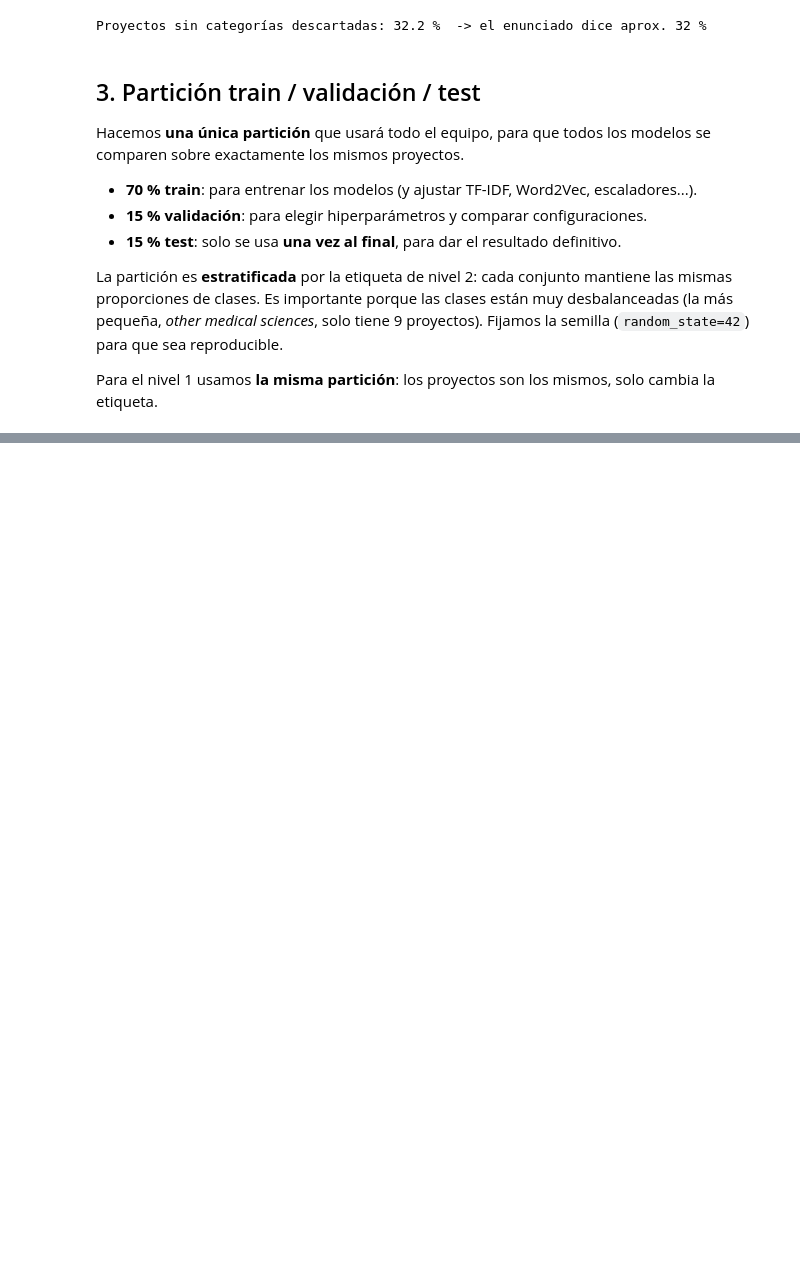
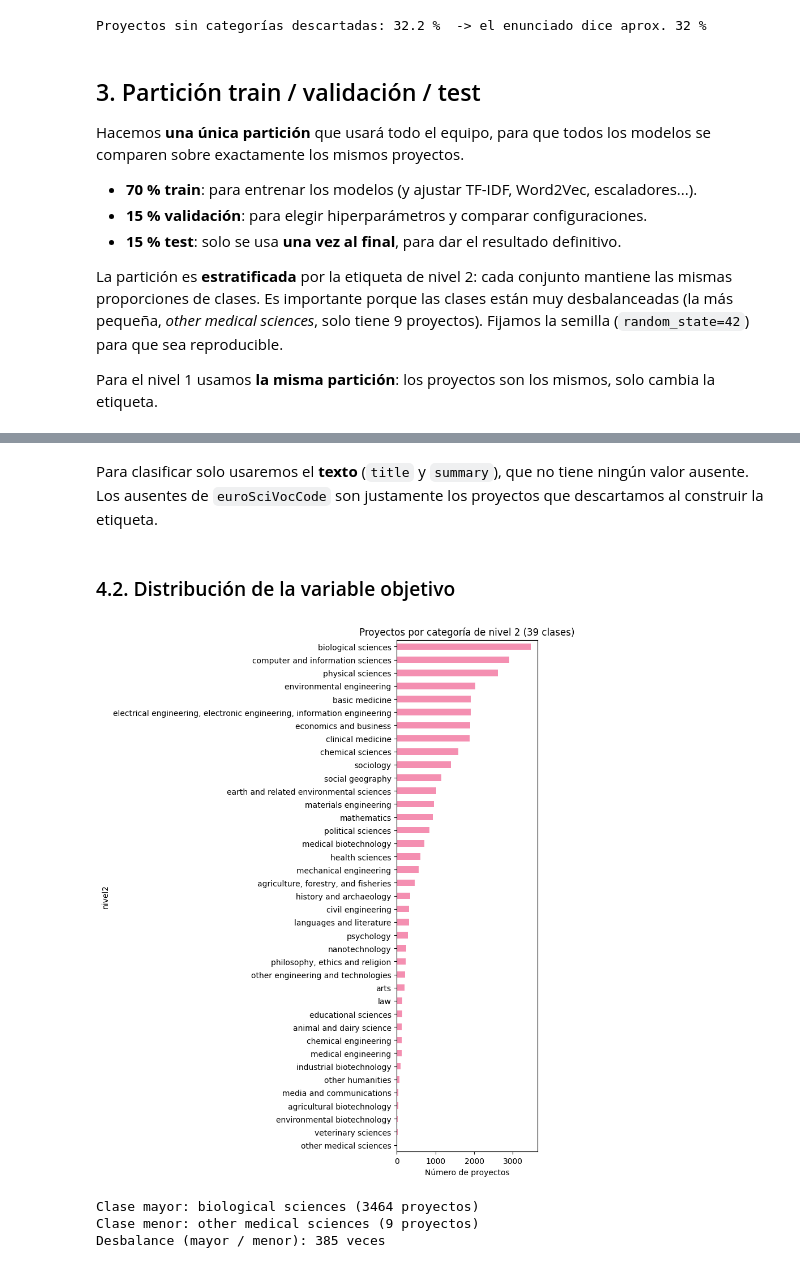
Before and after one commit to juliaaperz/cordis-h2020, a Jupyter notebook: notebooks/01_datos_eda.ipynb, the cells around one changed output, grey strips where cells are left out. Saved outputs shown, nothing was run; the diff lists cells and outputs as text; code cells hidden in the pictures; blank space fills up the shorter version.

```diff
--- a/notebooks/01_datos_eda.ipynb
+++ b/notebooks/01_datos_eda.ipynb
@@ -17,9 +17,11 @@ import matplotlib.pyplot as plt
 if os.path.exists("/content"):
     RUTA_DATOS = "/content/"
     RUTA_RESULTADOS = "/content/"
+    RUTA_FIGURAS = "/content/"
 else:
     RUTA_DATOS = "../data/"
     RUTA_RESULTADOS = "../resultados/"
+    RUTA_FIGURAS = "../figuras/"
 # %% [markdown]
 ## 1. Carga de los datos
 # %%
@@ -194,0 +256,24 @@ particion["conjunto"].value_counts()
+# %% [markdown]
+Para clasificar solo usaremos el **texto** (`title` y `summary`), que no tiene ningún valor ausente.
+Los ausentes de `euroSciVocCode` son justamente los proyectos que descartamos al construir la etiqueta.
+# %% [markdown]
+### 4.2. Distribución de la variable objetivo
+# %%
+conteo2 = datos["nivel2"].value_counts()
+
+plt.figure(figsize=(8, 10))
+conteo2.sort_values().plot(kind="barh", color="#f48fb1")
+plt.xlabel("Número de proyectos")
+plt.title("Proyectos por categoría de nivel 2 (39 clases)")
+plt.tight_layout()
+plt.savefig(RUTA_FIGURAS + "eda_clases_nivel2.png", dpi=120)
+plt.show()
+
+print(f"Clase mayor: {conteo2.index[0]} ({conteo2.iloc[0]} proyectos)")
+print(f"Clase menor: {conteo2.index[-1]} ({conteo2.iloc[-1]} proyectos)")
+print(f"Desbalance (mayor / menor): {conteo2.iloc[0] / conteo2.iloc[-1]:.0f} veces")
+# %% [output]
+[figure, added]
+Clase mayor: biological sciences (3464 proyectos)
+Clase menor: other medical sciences (9 proyectos)
+Desbalance (mayor / menor): 385 veces
```
Also changed, not shown: parts of 18 cells of this notebook, 7 other files.
